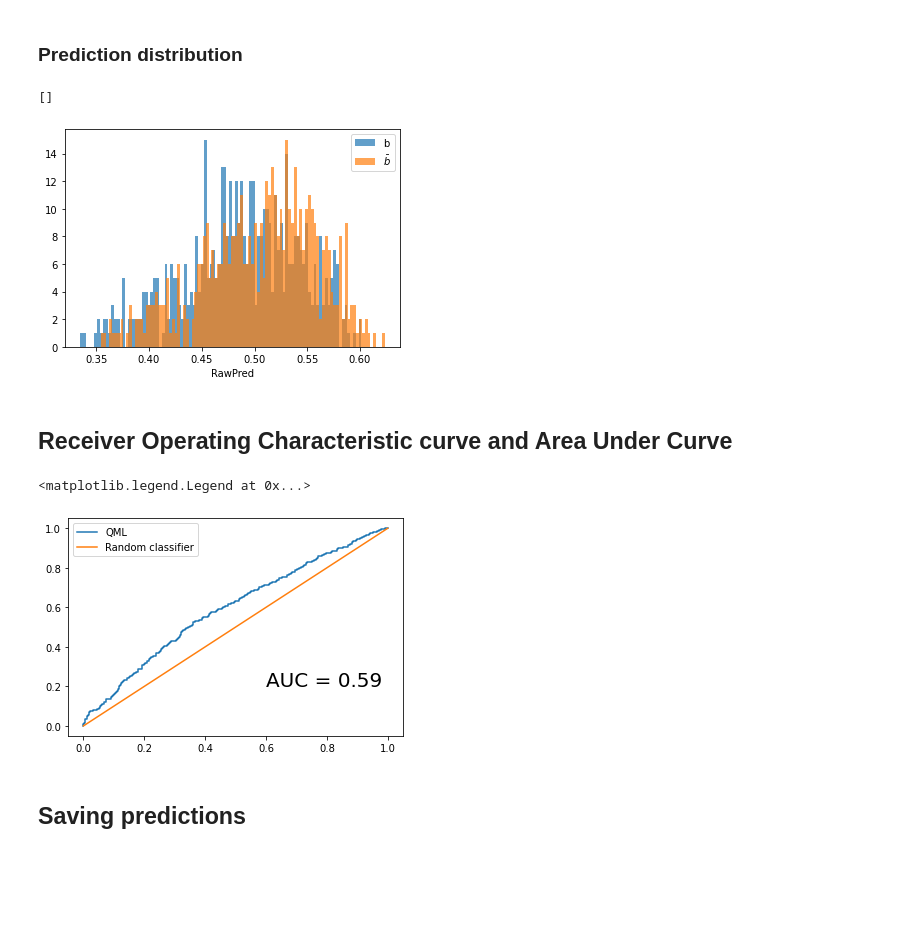
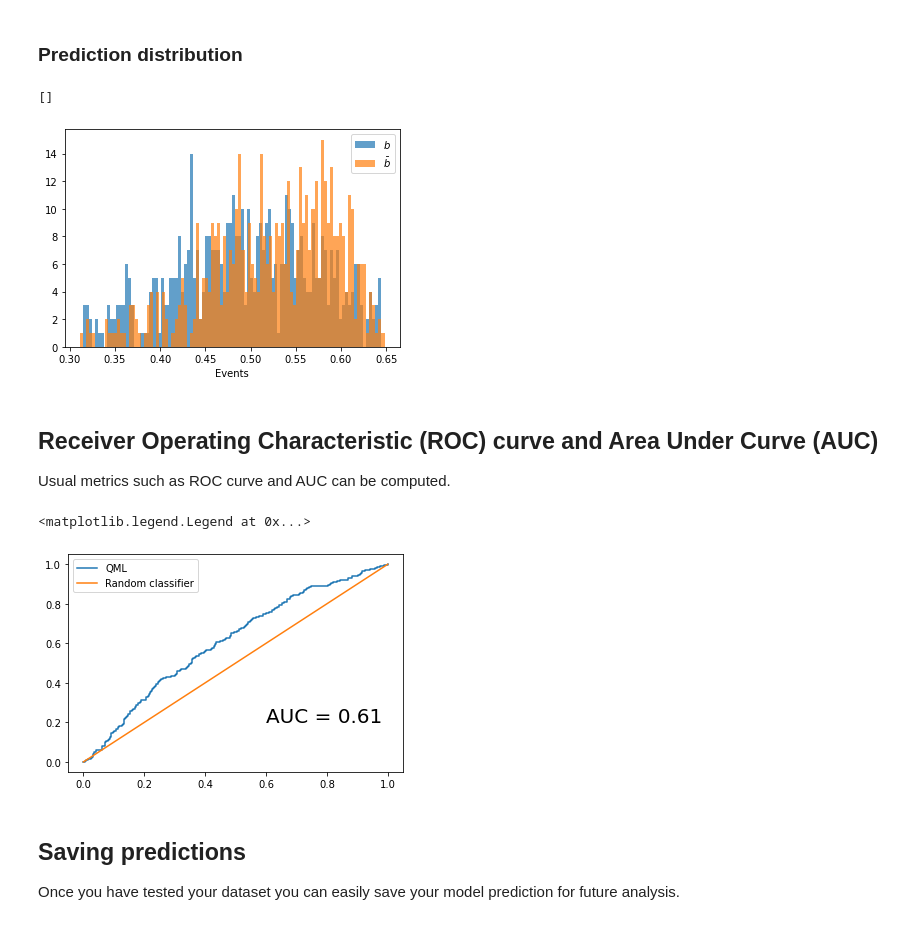
Before and after one commit to dnicotra/pyhep2021-qml4jet, a Jupyter notebook: qml4jets.ipynb, the cells around one changed output. Drawn from its saved outputs; the diff is of its cells as text; code cells hidden in the pictures; blank space fills up the shorter version.

```diff
--- a/qml4jets.ipynb
+++ b/qml4jets.ipynb
@@ -8,18 +8,31 @@ import matplotlib.pyplot as plt
 The dataset is stored in two csv files produced using LHCb OpenData tuples that are publicly available
 # %%
 import pandas as pd
+# All Input variables
+allvariables = ['idx',                                        # jet index
+             'Jet_foundMuon', 'Jet_muon_q', 'Jet_muon_PT', #  global (anti-)muon variables
+             'Jet_PT', 'Jet_ETA', 'Jet_PHI',               #  global jet variables
+             'mu_Q', 'mu_pTrel','mu_dist',                 # (anti-)muon
+             'k_Q', 'k_pTrel','k_dist',                    # (anti-)kaon
+             'pi_Q', 'pi_pTrel','pi_dist',                 # (anti-)pion
+             'e_Q', 'e_pTrel','e_dist',                    # (anti-)electron
+             'p_Q', 'p_pTrel','p_dist',                    # (anti-)proton
+             'Jet_QTOT',                                   # Weighted Jet Total Charge
+             'Jet_LABEL']                                  # Ground Truth label
+
 # Input variables of the quantum circuit
-variables = ['idx','mu_Q', 'mu_pTrel','mu_dist',  # (anti-)muon
-             'k_Q', 'k_pTrel','k_dist',     # (anti-)kaon
-             'pi_Q', 'pi_pTrel','pi_dist',  # (anti-)pion
-             'e_Q', 'e_pTrel','e_dist',     # (anti-)electron
-             'p_Q', 'p_pTrel','p_dist',     # (anti-)proton
-             'Jet_QTOT',                    # Weighted Jet Total Charge
-             'Jet_LABEL']                   # Ground Truth label
+variables = ['idx',                                        # jet index
+             'mu_Q', 'mu_pTrel','mu_dist',                 # (anti-)muon
+             'k_Q', 'k_pTrel','k_dist',                    # (anti-)kaon
+             'pi_Q', 'pi_pTrel','pi_dist',                 # (anti-)pion
+             'e_Q', 'e_pTrel','e_dist',                    # (anti-)electron
+             'p_Q', 'p_pTrel','p_dist',                    # (anti-)proton
+             'Jet_QTOT',                                   # Weighted Jet Total Charge
+             'Jet_LABEL']                                  # Ground Truth label
 
 # Events are split in two subsets for training and testing
-trainData = pd.read_csv("data/trainData.csv")[variables]
-testData = pd.read_csv("data/testData.csv")[variables]
+trainData = pd.read_csv("./data/trainData.csv")[variables]
+testData = pd.read_csv("prova_test.csv")[allvariables]
 # %%
 trainData
 # %% [output]
@@ -111,8 +140,8 @@ opt = Adam(learning_rate=0.02)
 model.compile(opt, loss="mse",metrics=['binary_accuracy'])
 
 # We fix the size of the training dataset and validation dataset
-training_size   = 100
-validation_size = 100
+training_size   = 200
+validation_size = 200
 
 # And build a balanced training sample ...
 bsample = trainData[trainData.Jet_LABEL == 0].sample(training_size//2)
@@ -204,16 +233,18 @@ testing_sample['Jet_PREDLABEL'] = np.round(test_predY)
 # %% [markdown]
 ### Prediction distribution
 # %%
-plt.hist(testing_sample[testing_sample['Jet_LABEL'] == 0]['RawPred'],bins=100,alpha=0.7,label="b")
+plt.hist(testing_sample[testing_sample['Jet_LABEL'] == 0]['RawPred'],bins=100,alpha=0.7,label="$b$")
 plt.hist(testing_sample[testing_sample['Jet_LABEL'] == 1]['RawPred'],bins=100,alpha=0.7,label="$\\bar{b}$")
 plt.xlabel("RawPred")
+plt.xlabel("Events")
 plt.legend()
 plt.plot()
 # %% [output]
 []
-[figure, old version]
+[figure, new version]
 # %% [markdown]
-## Receiver Operating Characteristic curve and Area Under Curve
+## Receiver Operating Characteristic (ROC) curve and Area Under Curve (AUC)
+Usual metrics such as ROC curve and AUC can be computed.
 # %%
 from sklearn.metrics import roc_auc_score, roc_curve
 
@@ -226,9 +257,10 @@ plt.text(0.6,0.2,f"AUC = {auc:.2}",fontsize=20)
 plt.legend()
 # %% [output]
 <matplotlib.legend.Legend at 0x...>
-[figure, old version]
+[figure, new version]
-# %% [markdown]
-## Saving predictions
+# %% [markdown]
+## Saving predictions
+Once you have tested your dataset you can easily save your model prediction for future analysis.
 # %%
 testing_sample
 # %% [output]
```
Also changed, not shown: parts of 17 cells of this notebook, 2 other files.
